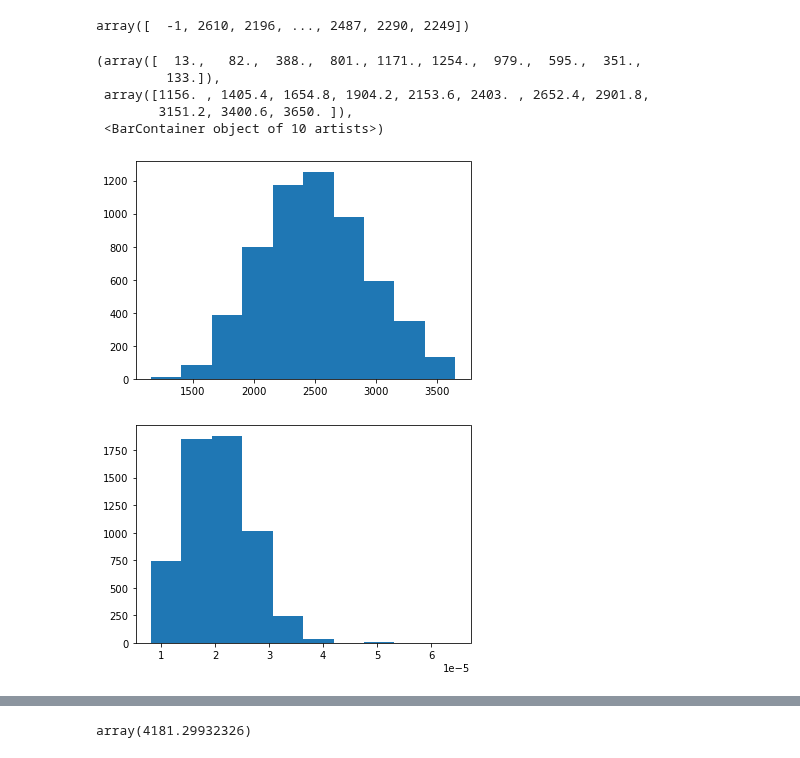
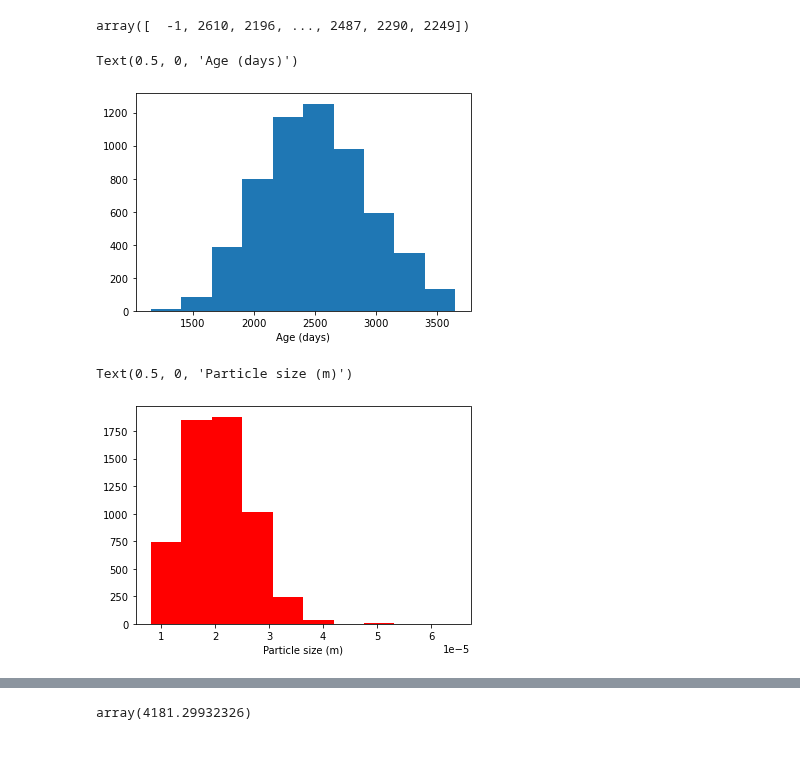
Before and after one commit to OceanParcels/Backtracking_Abyssal_Nanoplastics, a Jupyter notebook: notebooks/Presentation.ipynb, the cells around one changed output, grey strips where cells are left out. Cells and saved outputs as stored; diff of their text form; code cells hidden in the pictures.

Commit message:
Changed plots for meeting with Erik

```diff
--- a/notebooks/Presentation.ipynb
+++ b/notebooks/Presentation.ipynb
@@ -375,15 +375,13 @@ zs = np.array(zs)
 particles_size = np.array(particles_size)
 # %%
 plt.hist(age)
+plt.xlabel('Age (days)')
 # %% [output]
-(array([  13.,   82.,  388.,  801., 1171., 1254.,  979.,  595.,  351.,
-         133.]),
- array([1156. , 1405.4, 1654.8, 1904.2, 2153.6, 2403. , 2652.4, 2901.8,
-        3151.2, 3400.6, 3650. ]),
- <BarContainer object of 10 artists>)
+Text(0.5, 0, 'Age (days)')
-[figure, old version]
+[figure, new version]
 # %%
-plt.hist(particles_size);
-# plt.semilogx()
+plt.hist(particles_size, color='r');
+plt.xlabel('Particle size (m)')
 # %% [output]
+Text(0.5, 0, 'Particle size (m)')
-[figure, old version]
+[figure, new version]
```
Also changed, not shown: parts of 2 cells of this notebook.
